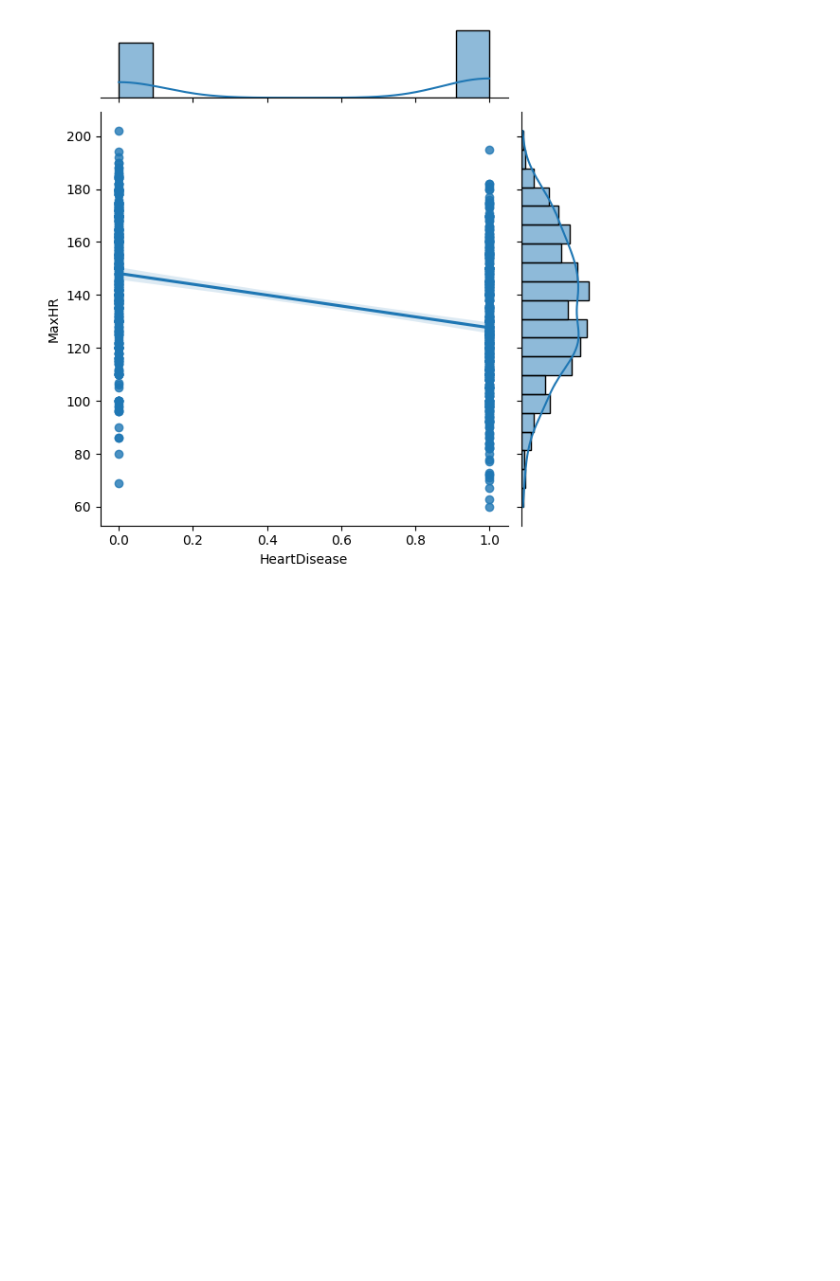
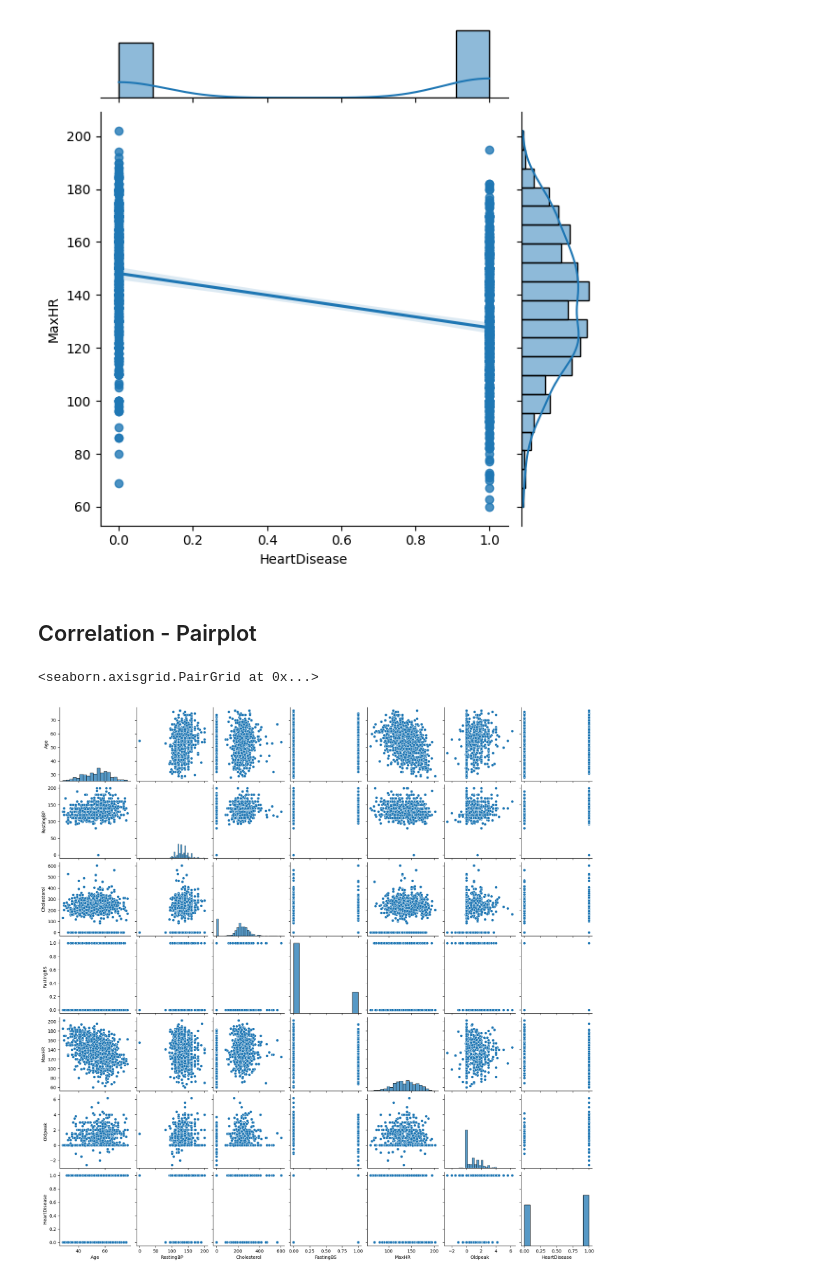
Before and after one commit to AshCoder07/HeartDisease-EDA, a Jupyter notebook: Heart Disease - EDA.ipynb, the cells around one changed output. Saved outputs shown, nothing was run; the diff lists cells and outputs as text; code cells hidden in the pictures; blank space fills up the shorter version.

```diff
--- a/Heart Disease - EDA.ipynb
+++ b/Heart Disease - EDA.ipynb
@@ -257,3 +257,10 @@ sns.jointplot(data=df,x="HeartDisease",y="MaxHR",kind="reg")
 # %% [output]
 <seaborn.axisgrid.JointGrid at 0x...>
 [figure]
+# %% [markdown]
+## Correlation - Pairplot
+# %%
+sns.pairplot(data=df)
+# %% [output]
+<seaborn.axisgrid.PairGrid at 0x...>
+[figure, added]
```
